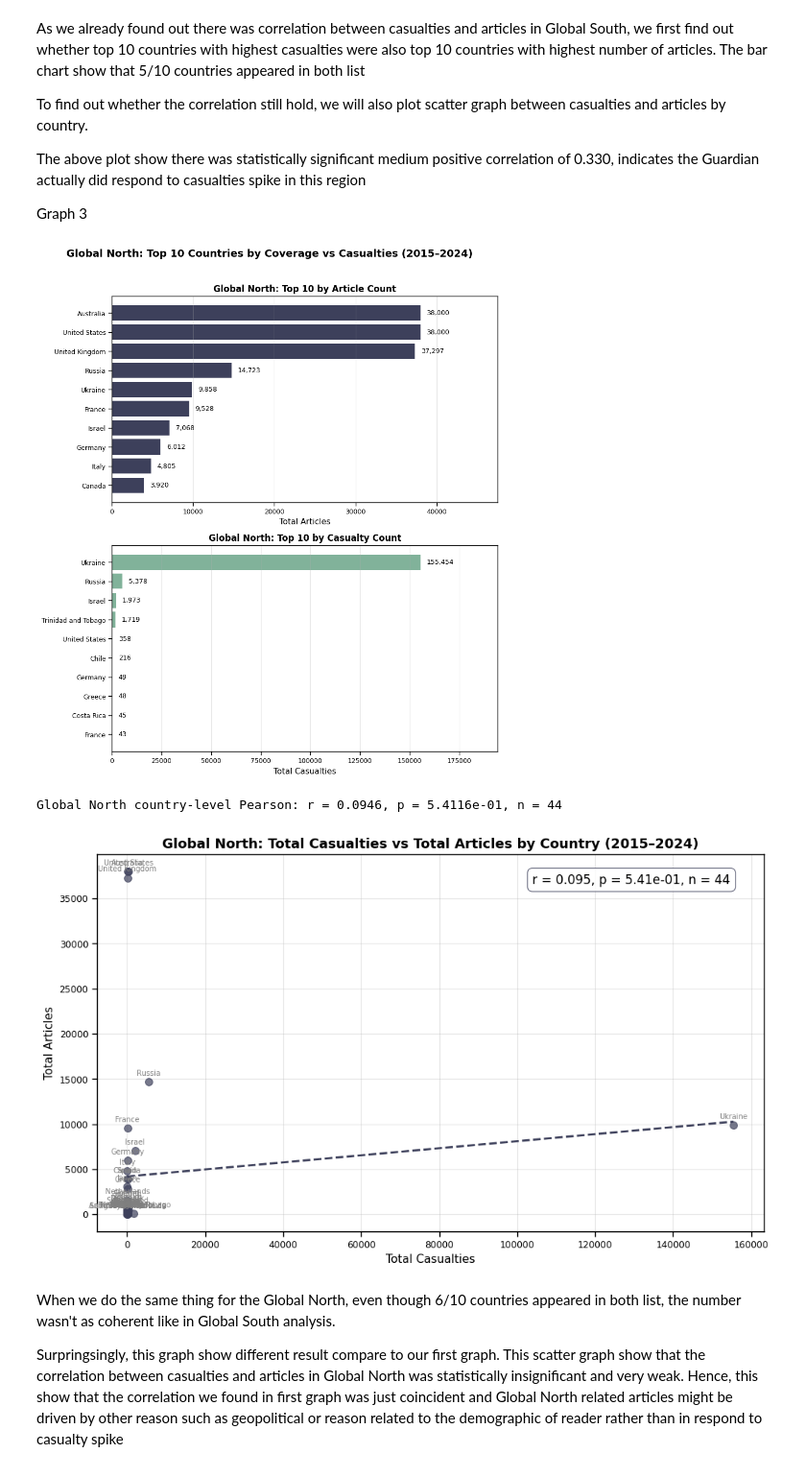
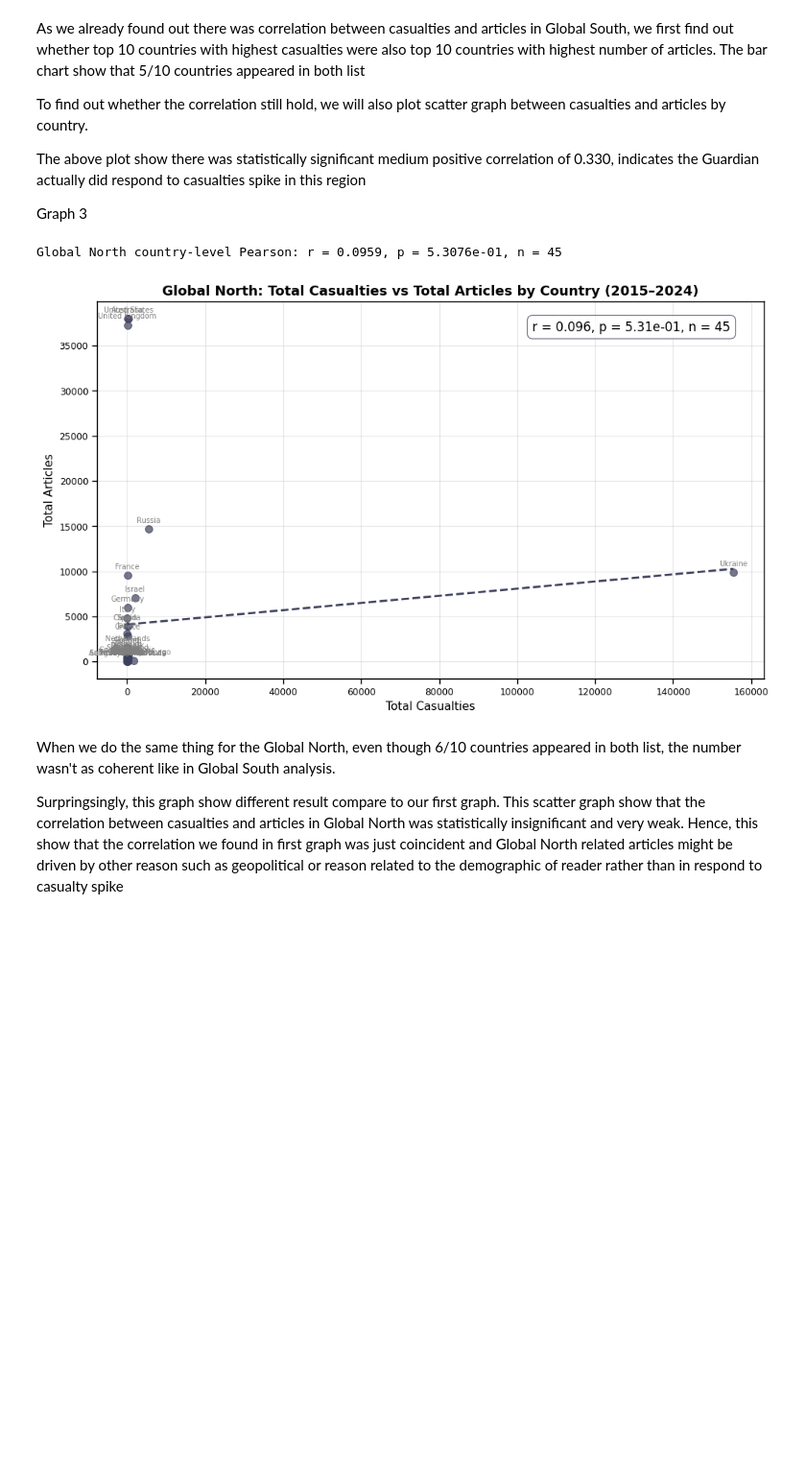
Before and after one commit to Harry9087655/ST115-group-project, a Jupyter notebook: analysis/analysis.ipynb, the cells around one changed output. Shown at 96% size. Saved outputs shown, nothing was run; the diff lists cells and outputs as text; code cells hidden in the pictures; blank space fills up the shorter version.

```diff
--- a/analysis/analysis.ipynb
+++ b/analysis/analysis.ipynb
@@ -1229,19 +1280,13 @@ The above plot show there was statistically significant medium positive correlat
 
 Graph 3
 # %%
-build_top10_bars(
-    master, 'Global North', '#3D405B', '#81B29A',
-    'Global North: Top 10 Countries by Coverage vs Casualties (2015–2024)'
-)
-
 build_scatter(
     master, 'Global North', '#3D405B',
     'Global North: Total Casualties vs Total Articles by Country (2015–2024)'
 )
 # %% [output]
+Global North country-level Pearson: r = 0.0959, p = 5.3076e-01, n = 45
-[figure, old version]
+[figure, new version]
-Global North country-level Pearson: r = 0.0946, p = 5.4116e-01, n = 44
-[figure, removed]
 # %% [markdown]
 When we do the same thing for the Global North, even though 6/10 countries appeared in both list, the number wasn't as coherent like in Global South analysis.
 
```
Also changed, not shown: parts of 10 cells of this notebook.
